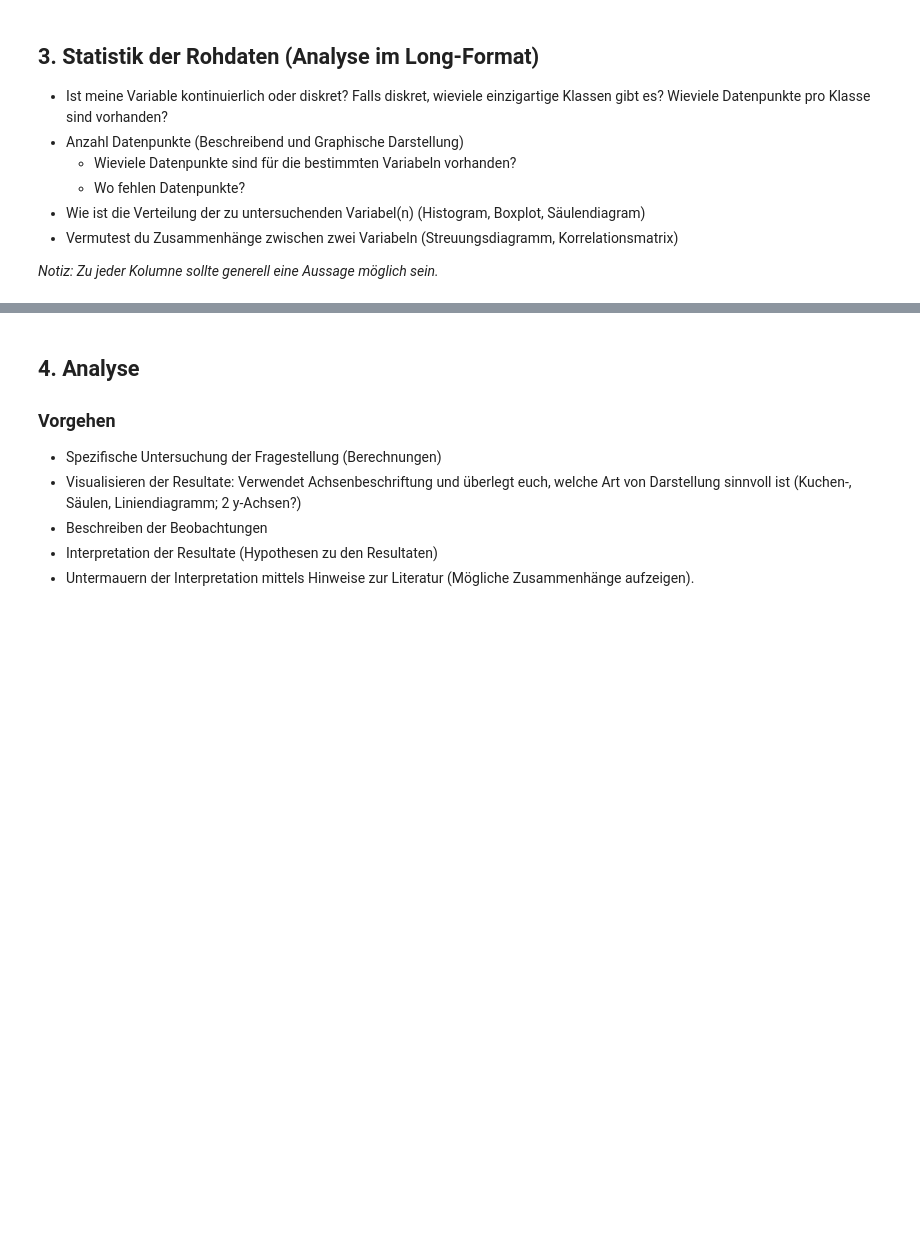
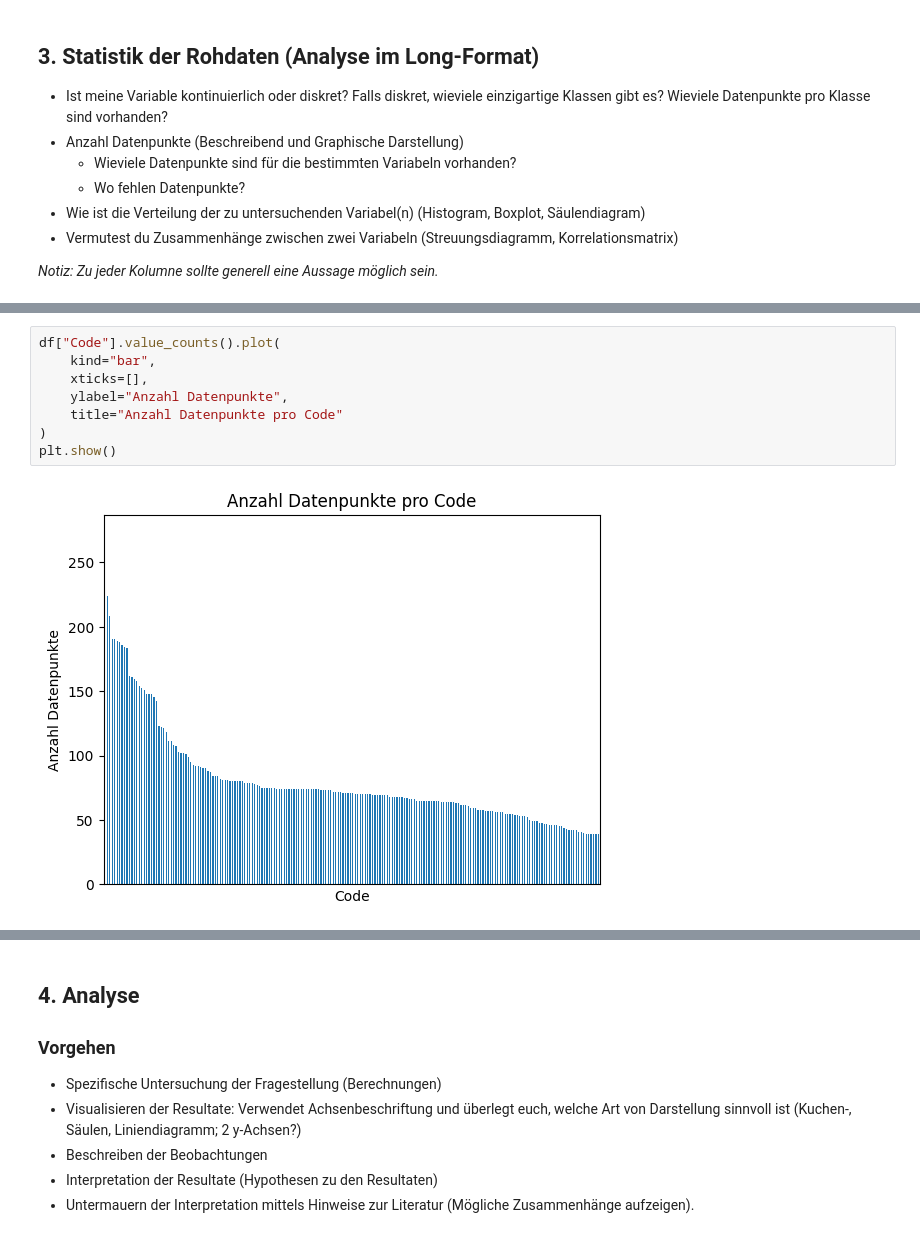
Before and after one commit to weissma8/Kindersterblichkeitsrate, a Jupyter notebook: Grundgerüst_Leistungsnachweis.ipynb, the cells around one changed output, grey strips where cells are left out. Drawn from its saved outputs; the diff is of its cells as text; blank space fills up the shorter version.

```diff
--- a/Grundgerüst_Leistungsnachweis.ipynb
+++ b/Grundgerüst_Leistungsnachweis.ipynb
@@ -64,0 +186,10 @@ df
+# %%
+df["Code"].value_counts().plot(
+    kind="bar",
+    xticks=[],
+    ylabel="Anzahl Datenpunkte",
+    title="Anzahl Datenpunkte pro Code"
+)
+plt.show()
+# %% [output]
+[figure, added]
```
Also changed, not shown: parts of 20 cells of this notebook, 3 other files.
